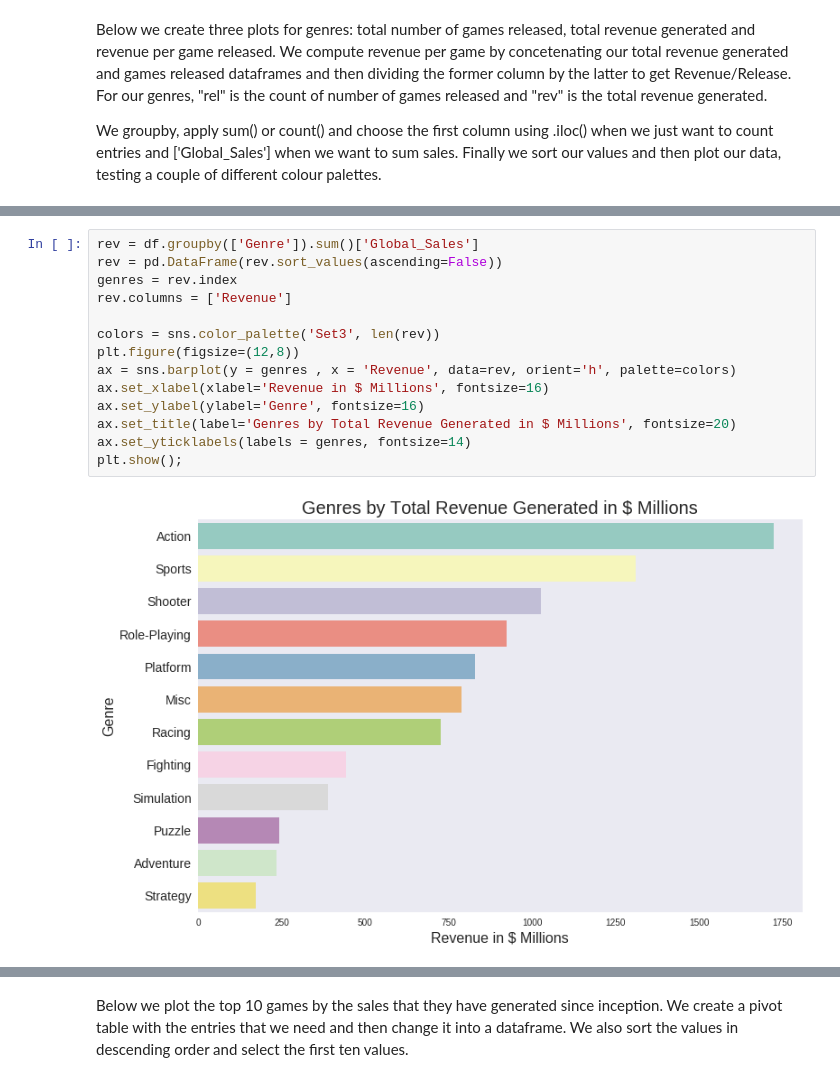
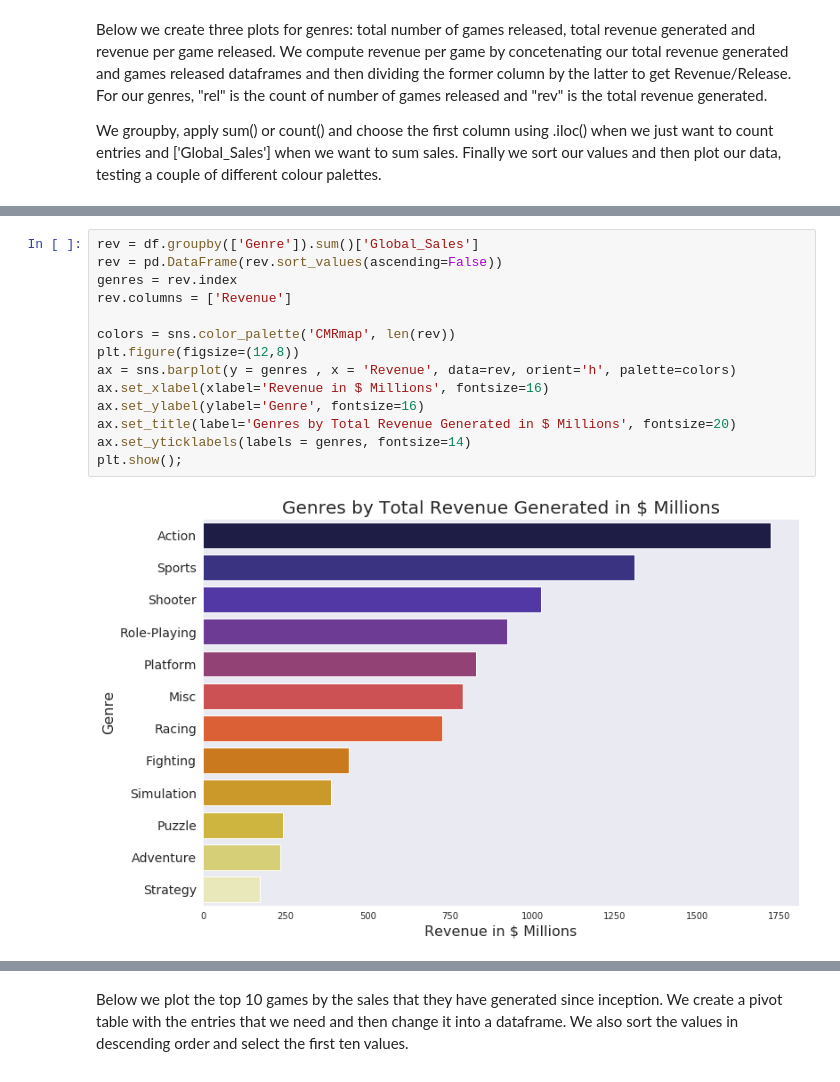
Before and after one commit to eboteq/vgsales-analysis, a Jupyter notebook: notebook/Visual_EDA_Video_Game_Console_Sales.ipynb, the cells around one changed output, grey strips where cells are left out. Cells and saved outputs as stored; diff of their text form.

```diff
--- a/notebook/Visual_EDA_Video_Game_Console_Sales.ipynb
+++ b/notebook/Visual_EDA_Video_Game_Console_Sales.ipynb
@@ -348,16 +368,16 @@ plt.show();
 # %%
 rev = df.groupby(['Genre']).sum()['Global_Sales']
 rev = pd.DataFrame(rev.sort_values(ascending=False))
 genres = rev.index
 rev.columns = ['Revenue']
 
-colors = sns.color_palette('Set3', len(rev))
+colors = sns.color_palette('CMRmap', len(rev))
 plt.figure(figsize=(12,8))
 ax = sns.barplot(y = genres , x = 'Revenue', data=rev, orient='h', palette=colors)
 ax.set_xlabel(xlabel='Revenue in $ Millions', fontsize=16)
 ax.set_ylabel(ylabel='Genre', fontsize=16)
 ax.set_title(label='Genres by Total Revenue Generated in $ Millions', fontsize=20)
 ax.set_yticklabels(labels = genres, fontsize=14)
 plt.show();
 # %% [output]
-[figure, old version]
+[figure, new version]
```
Also changed, not shown: parts of 34 cells of this notebook, 2 other files.
